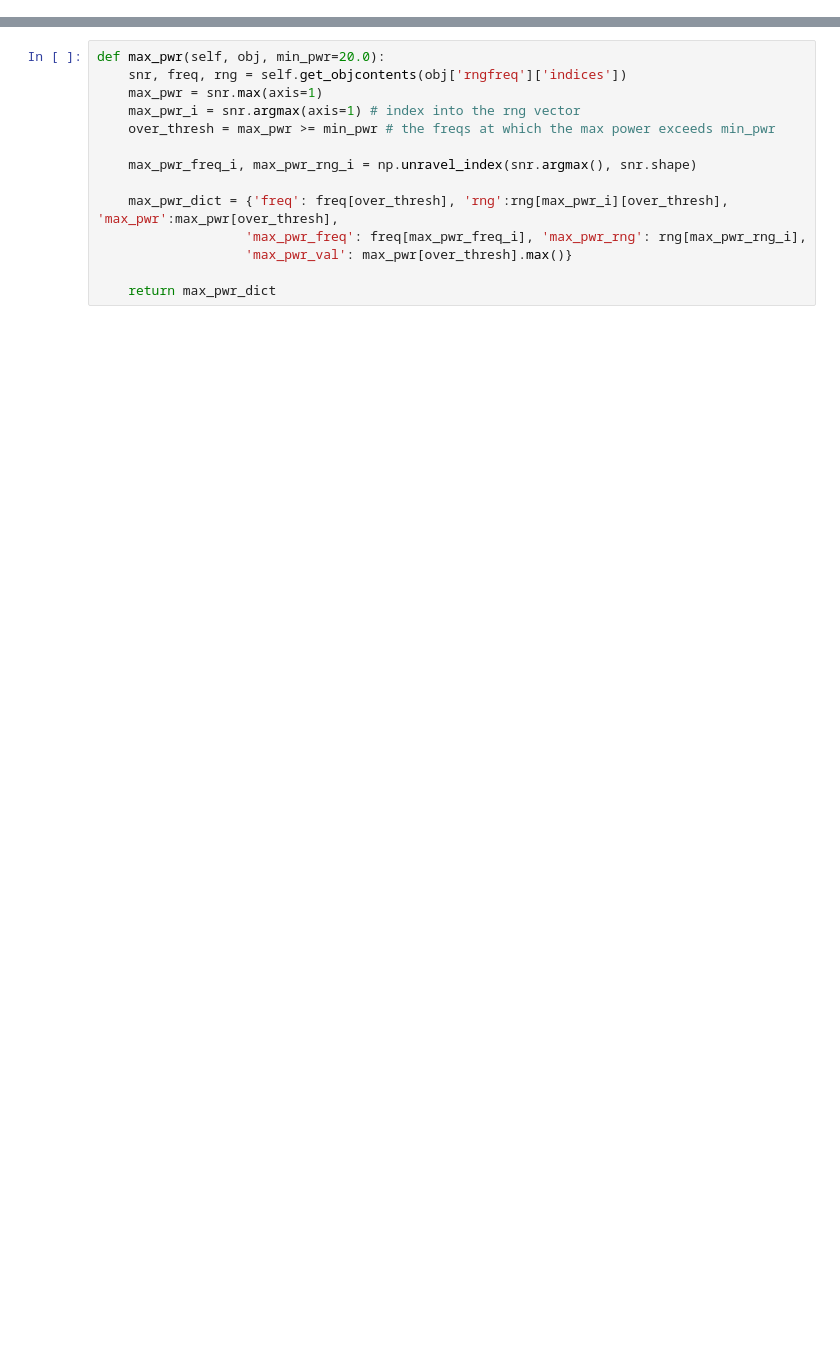
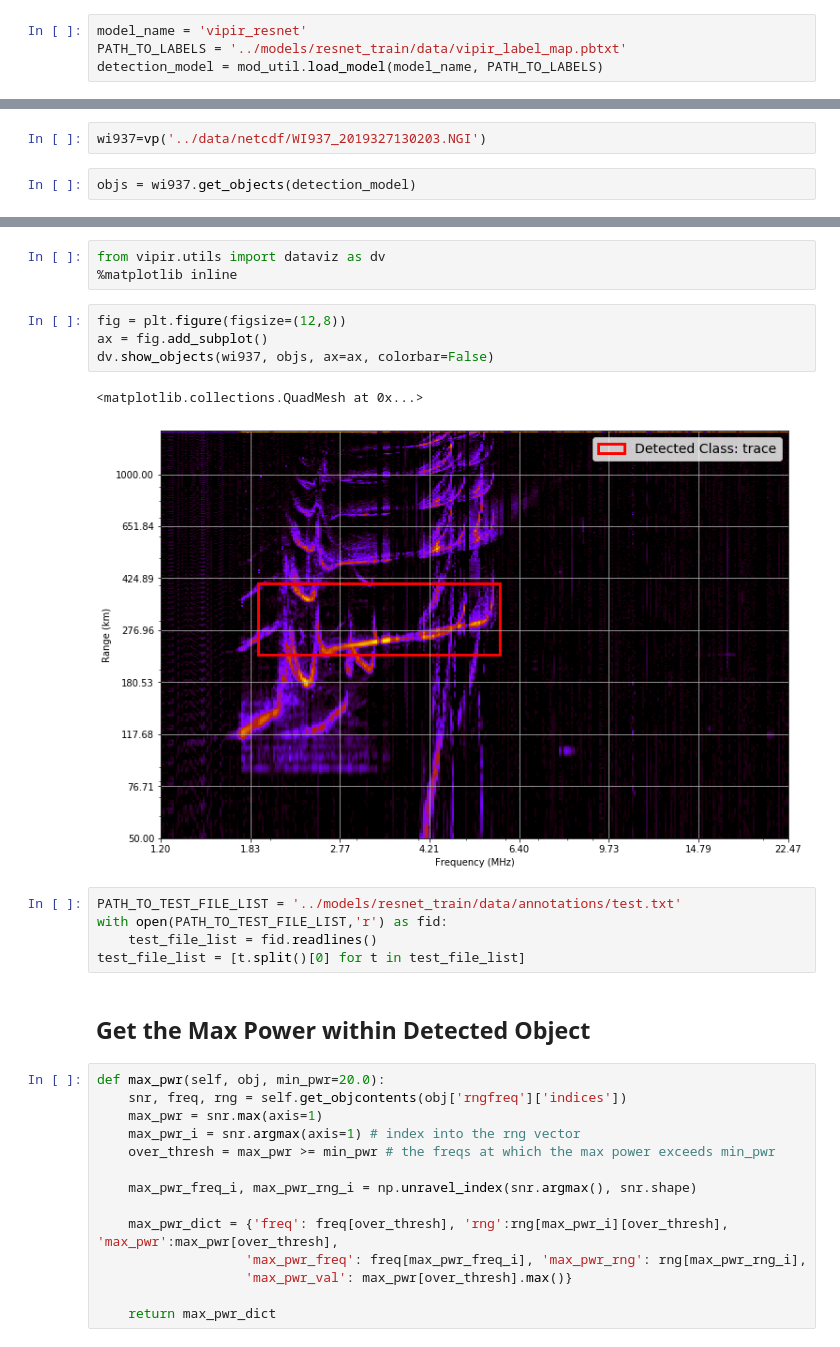
Before and after one commit to kevinmcmanus/vipir, a Jupyter notebook: notebooks/CriticalFrequency.ipynb, the cells around one changed output, grey strips where cells are left out. Cells and saved outputs as stored; diff of their text form; blank space fills up the shorter version.

```diff
--- a/notebooks/CriticalFrequency.ipynb
+++ b/notebooks/CriticalFrequency.ipynb
@@ -0,0 +46,4 @@
+# %%
+model_name = 'vipir_resnet'
+PATH_TO_LABELS = '../models/resnet_train/data/vipir_label_map.pbtxt'
+detection_model = mod_util.load_model(model_name, PATH_TO_LABELS)
@@ -0,0 +56,4 @@
+# %%
+wi937=vp('../data/netcdf/WI937_2019327130203.NGI')
+# %%
+objs = wi937.get_objects(detection_model)
@@ -1,3 +75,20 @@
+# %%
+from vipir.utils import dataviz as dv
+%matplotlib inline
+# %%
+fig = plt.figure(figsize=(12,8))
+ax = fig.add_subplot()
+dv.show_objects(wi937, objs, ax=ax, colorbar=False)
+# %% [output]
+<matplotlib.collections.QuadMesh at 0x...>
+[figure, added]
+# %%
+PATH_TO_TEST_FILE_LIST = '../models/resnet_train/data/annotations/test.txt'
+with open(PATH_TO_TEST_FILE_LIST,'r') as fid:
+    test_file_list = fid.readlines()
+test_file_list = [t.split()[0] for t in test_file_list]
+# %% [markdown]
+## Get the Max Power within Detected Object
 # %%
 def max_pwr(self, obj, min_pwr=20.0):
     snr, freq, rng = self.get_objcontents(obj['rngfreq']['indices'])
```
Also changed, not shown: parts of 22 cells of this notebook, 2 other files.
